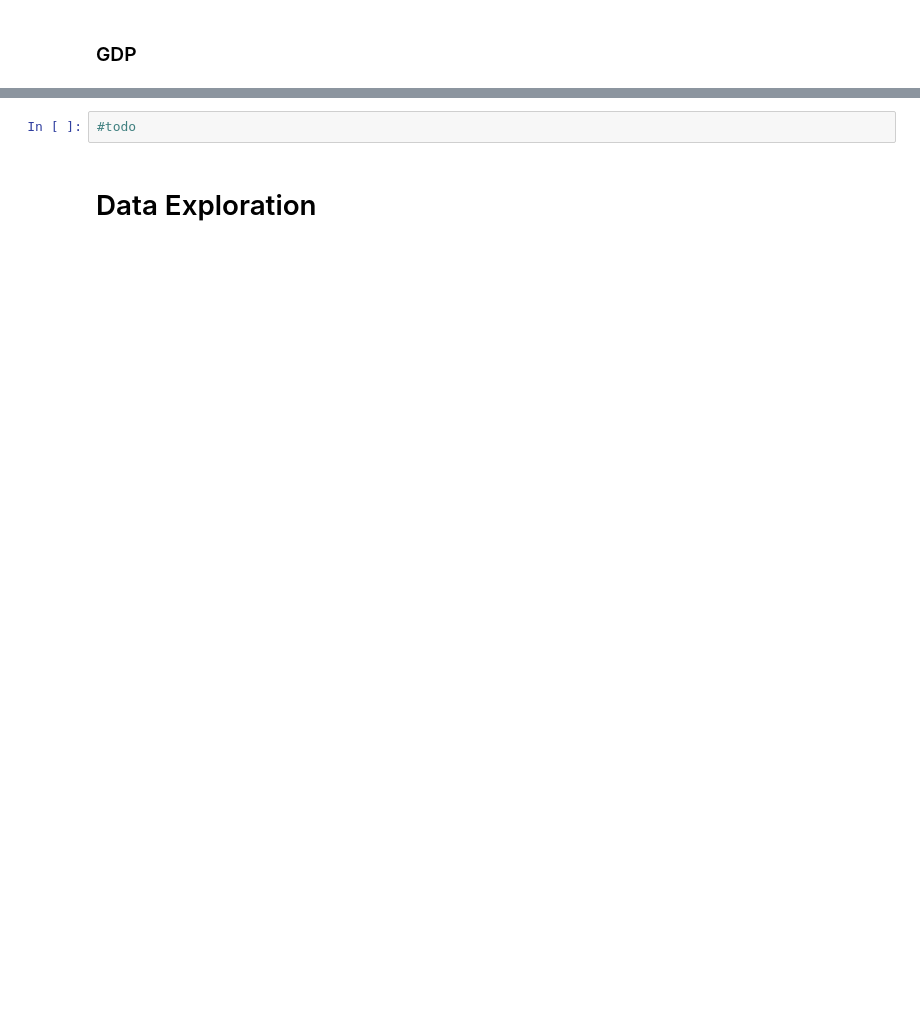
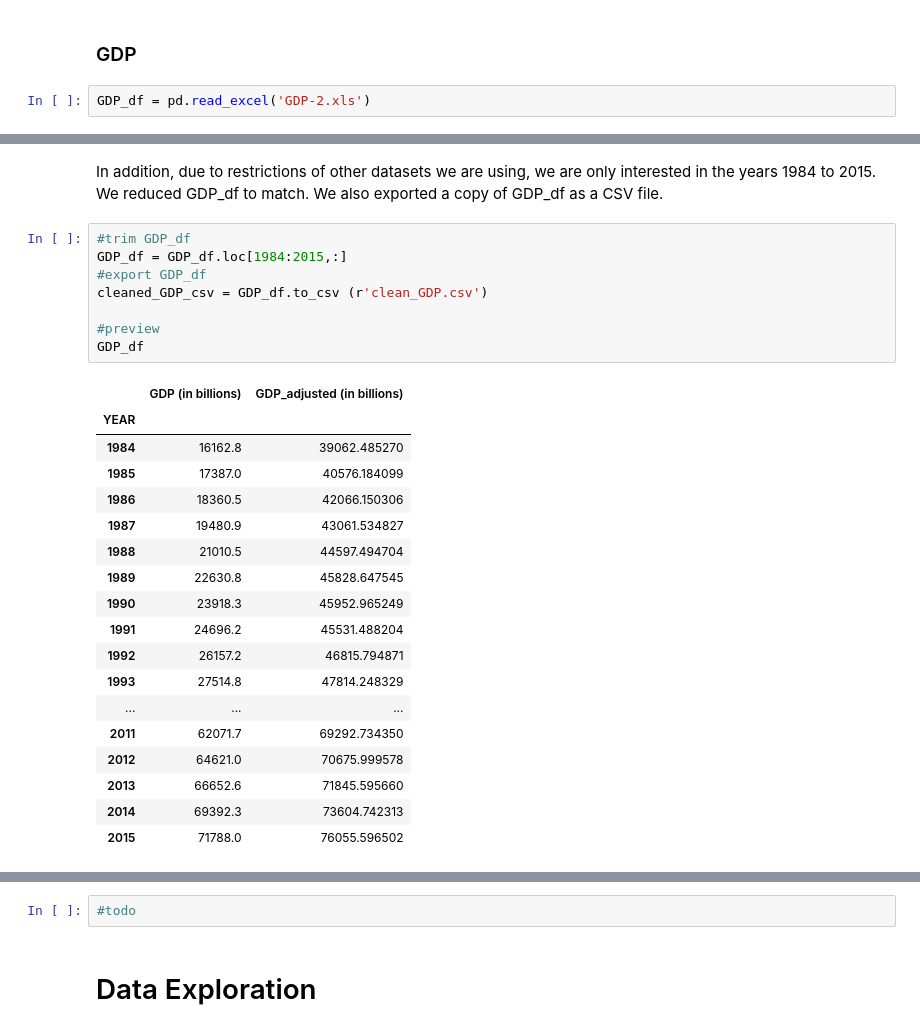
Before and after one commit to cogs108-project-group/Putting-it-all-together, a Jupyter notebook: Final Project.ipynb, the cells around one changed output, grey strips where cells are left out. Cells and saved outputs as stored; diff of their text form; blank space fills up the shorter version.

```diff
--- a/Final Project.ipynb
+++ b/Final Project.ipynb
@@ -112,2 +112,4 @@ Requirement already satisfied: idna<2.9,>=2.5 in /opt/conda/lib/python3.6/site-p
 # %% [markdown]
 ### GDP
+# %%
+GDP_df = pd.read_excel('GDP-2.xls')
@@ -113,0 +155,29 @@ Requirement already satisfied: idna<2.9,>=2.5 in /opt/conda/lib/python3.6/site-p
+# %% [markdown]
+In addition, due to restrictions of other datasets we are using, we are only interested in the years 1984 to 2015. We reduced GDP_df to match. We also exported a copy of GDP_df as a CSV file.
+# %%
+#trim GDP_df
+GDP_df = GDP_df.loc[1984:2015,:]
+#export GDP_df
+cleaned_GDP_csv = GDP_df.to_csv (r'clean_GDP.csv')
+
+#preview
+GDP_df
+# %% [output]
+|  | GDP (in billions) | GDP_adjusted (in billions) |
+| YEAR |  |  |
+| 1984 | 16162.8 | 39062.485270 |
+| 1985 | 17387.0 | 40576.184099 |
+| 1986 | 18360.5 | 42066.150306 |
+| 1987 | 19480.9 | 43061.534827 |
+| 1988 | 21010.5 | 44597.494704 |
+| 1989 | 22630.8 | 45828.647545 |
+| 1990 | 23918.3 | 45952.965249 |
+| 1991 | 24696.2 | 45531.488204 |
+| 1992 | 26157.2 | 46815.794871 |
+| 1993 | 27514.8 | 47814.248329 |
+| ... | ... | ... |
+| 2011 | 62071.7 | 69292.734350 |
+| 2012 | 64621.0 | 70675.999578 |
+| 2013 | 66652.6 | 71845.595660 |
+| 2014 | 69392.3 | 73604.742313 |
+| 2015 | 71788.0 | 76055.596502 |
```
Also changed, not shown: parts of 19 cells of this notebook.
